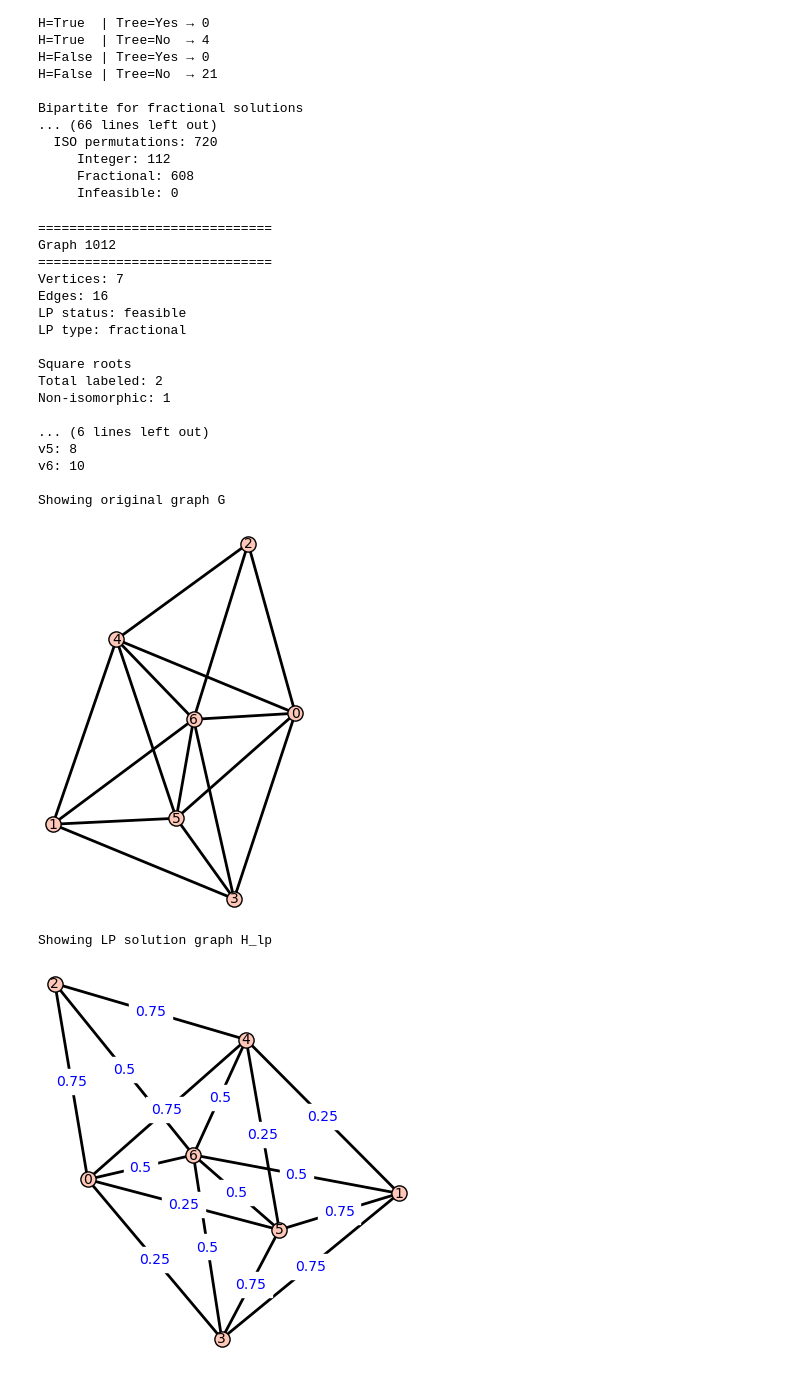
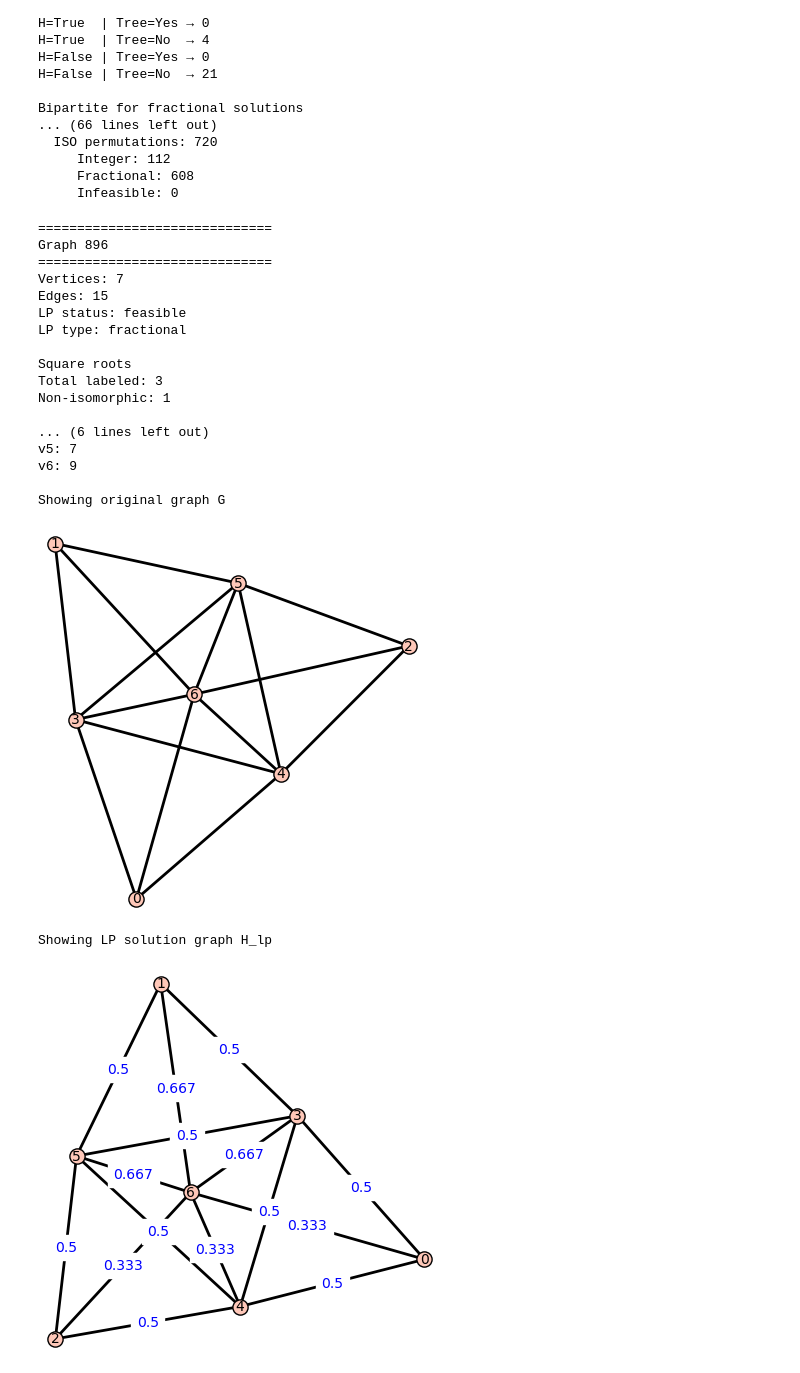
Before and after one commit to Hellwoodoo/Graph-Squares, a Jupyter notebook: Optimization of Graph Squares/Notebooks/AnalysisGraphSquares.ipynb, the cells around one changed output. Saved outputs shown, nothing was run; the diff lists cells and outputs as text; code cells hidden in the pictures.

```diff
--- a/Optimization of Graph Squares/Notebooks/AnalysisGraphSquares.ipynb
+++ b/Optimization of Graph Squares/Notebooks/AnalysisGraphSquares.ipynb
@@ -1810,42 +1810,42 @@ def display_graph(idx=None, n=None, G=None):
         )
         display(p.matplotlib())
 
-display_graph(1012, 7)
+display_graph(896, 7)
 # H = Graph()
 # H.add_edges([
 #     (0,1),(0,2),(0,3),
 #     (1,2),(1,3),
 #     (2,3)
 # ])
 # H.add_edges([
 #     (0,4),
 #     (1,5),
 #     (2,6),
 #     (3,7)
 # ])
 # G = graph_square(H)
 # display_graph(G=G)
 # %% [output]
 ==============================
-Graph 1012
+Graph 896
 ==============================
 Vertices: 7
-Edges: 16
+Edges: 15
 LP status: feasible
 LP type: fractional
 
 Square roots
-Total labeled: 2
+Total labeled: 3
 Non-isomorphic: 1
 
 ... (6 lines left out)
-v5: 8
-v6: 10
+v5: 7
+v6: 9
 
 Showing original graph G
-[figure, old version]
+[figure, new version]
 Showing LP solution graph H_lp
-[figure, old version]
+[figure, new version]
 Showing root 1
 Properties:
   Tree:            False
```
Also changed, not shown: parts of 1 cell of this notebook, 7 other files.
